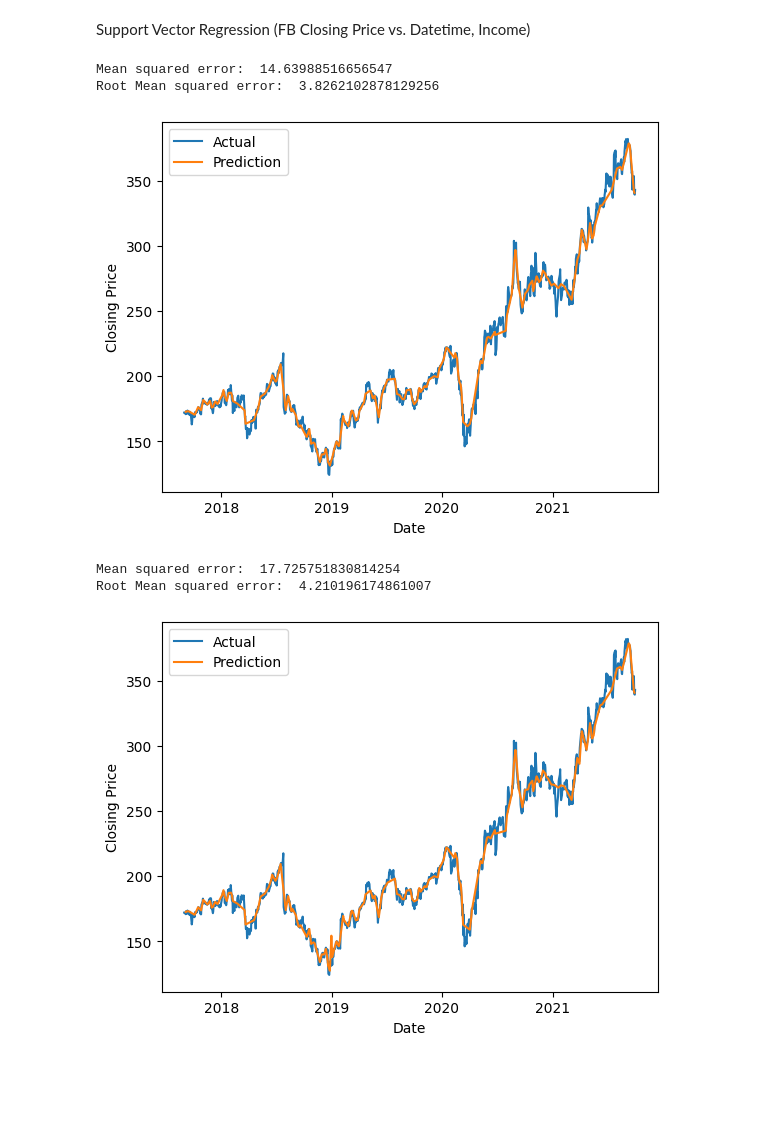
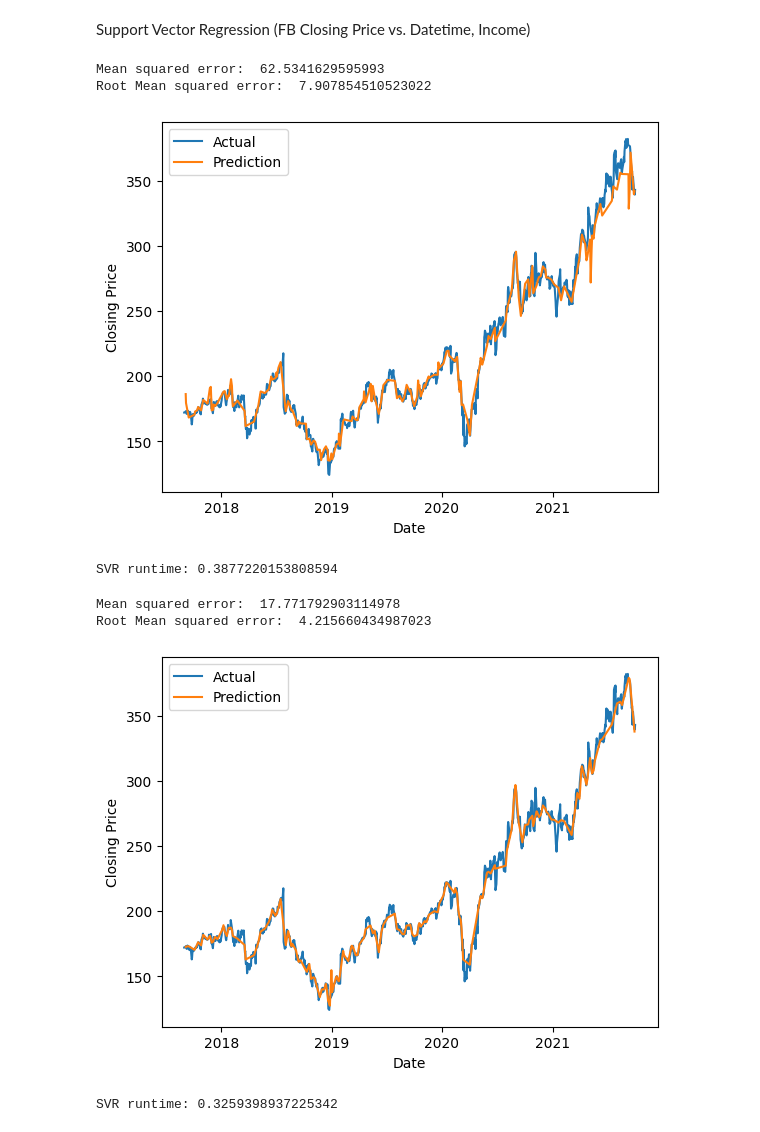
Before and after one commit to duckgrammer/Facebook-Stocks-ML, a Jupyter notebook: Facebook Stocks.ipynb, the cells around one changed output. Cells and saved outputs as stored; diff of their text form; code cells hidden in the pictures; blank space fills up the shorter version.

Commit message:
stock predict

```diff
--- a/Facebook Stocks.ipynb
+++ b/Facebook Stocks.ipynb
@@ -20,7 +23,7 @@ import datetime as dt
 # %%
 # Facebook stock prices 2012-2022
 FB_dataframe = pd.read_csv ('./data/FB_stock_history.csv')
-FB_dataframe = FB_dataframe.drop(['Open', 'High', 'Low', 'Dividends', 'Stock Splits', 'Volume'], axis=1)
+FB_dataframe = FB_dataframe.drop(['Dividends', 'Stock Splits', 'Volume'], axis=1)
 FB_dataframe['Date'] = pd.to_datetime(FB_dataframe['Date'])
 # %%
 # Facebook MAU 2008-2022
@@ -178,15 +181,14 @@ Root Mean squared error:  33.91452350723221
 Support Vector Regression (FB Closing Price vs. Datetime, Income)
 # %%
 def SVR_predict_plot(X, y):
+    start_time = time.time()
     X_train, X_test, y_train, y_test = train_test_split(X, y, test_size=0.2, random_state=42)
 
     # Train the model using the training data
     svr.fit(X_train.values, y_train.values)
 
     # Convert date time
-    X_date = X_test['ordinal']
     y_pred_test = svr.predict(X_test.values)
-    datetime_array = np.array([date.fromordinal(ordinal) for ordinal in X_date.values.flatten()])
 
     # Evaluate the performance of the model using mean squared error
     mse = mean_squared_error(y_test, y_pred_test)
@@ -195,19 +197,20 @@ def SVR_predict_plot(X, y):
     print('Root Mean squared error: ', rmse)
 
     # sort data by date
+    datetime_array = np.array([date.fromordinal(ordinal) for ordinal in X_test['ordinal'].values.flatten()])
     sort_index = np.argsort(X_test['ordinal'])
     datetime_array = datetime_array[sort_index]
     y_pred_test = y_pred_test[sort_index]
 
-    original_x = np.array([date.fromordinal(ordinal) for ordinal in X['ordinal'].values.flatten()])
-    sort_index = np.argsort(X['ordinal'])
+    original_x = np.array([date.fromordinal(ordinal) for ordinal in X_train['ordinal'].values.flatten()])
+    sort_index = np.argsort(X_train['ordinal'])
     original_x = original_x[sort_index]
-    original_y = y.values[sort_index]
+    original_y = y_train.values[sort_index]
 
     # set the x-axis locator and formatter
     fig, ax = plt.subplots()
-    years = mdates.YearLocator()   # set the locator to years
-    date_fmt = mdates.DateFormatter('%Y')  # set the date format to show only year
+    years = mdates.YearLocator()
+    date_fmt = mdates.DateFormatter('%Y')
     ax.xaxis.set_major_locator(years)
     ax.xaxis.set_major_formatter(date_fmt)
 
@@ -218,28 +221,33 @@ def SVR_predict_plot(X, y):
     ax.set_ylabel('Closing Price')
     ax.legend()
     plt.show()
+
+    # run time
+    end_time = time.time()
+    print("SVR runtime:", end_time - start_time)
 # %%
 # Support Vector Machines (DateTime vs Closing Price)
 X = FB_dataframe[['ordinal']]
 y = FB_dataframe['Close']
 # Create SVR model
-svr = SVR(kernel='rbf', C=100, gamma=0.01)
+svr = SVR(kernel='rbf', C=100, gamma=0.1)
 # Predict and Plot
 SVR_predict_plot(X, y)
 # %% [output]
-Mean squared error:  14.63988516656547
-Root Mean squared error:  3.8262102878129256
+Mean squared error:  62.5341629595993
+Root Mean squared error:  7.907854510523022
-[figure, old version]
+[figure, new version]
+SVR runtime: 0.3877220153808594
 # %%
 # Support Vector Machines (DateTime, Net Income vs Closing Price)
-X = FB_dataframe[['ordinal', 'FB MAU (millions)']]
+X = FB_dataframe[['ordinal', 'FB MAU (millions)', 'FB Net Income (millions)']]
 y = FB_dataframe['Close']
-X_train, X_test, y_train, y_test = train_test_split(X, y, test_size=0.2, random_state=42)
 # Create SVR model
 svr = SVR(kernel='rbf', C=100, gamma=0.01)
 # Predict and Plot
 SVR_predict_plot(X, y)
 # %% [output]
-Mean squared error:  17.725751830814254
-Root Mean squared error:  4.210196174861007
+Mean squared error:  17.771792903114978
+Root Mean squared error:  4.215660434987023
-[figure, old version]
+[figure, new version]
+SVR runtime: 0.3259398937225342
```
Also changed, not shown: parts of 12 cells of this notebook, 8 other files.
